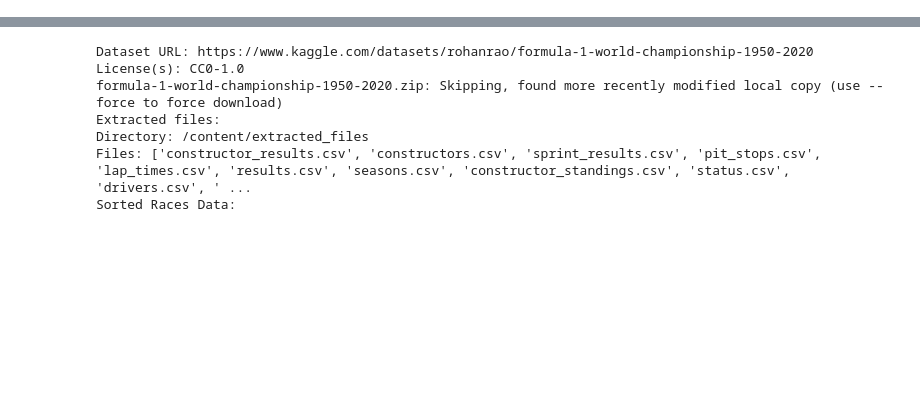
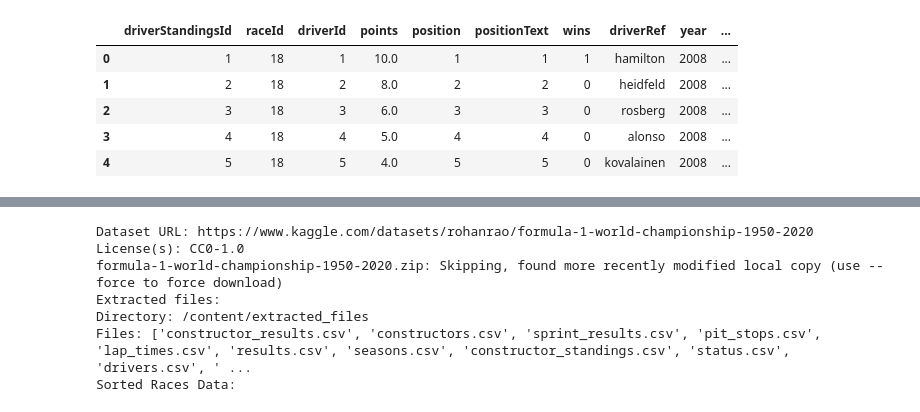
Before and after one commit to HeedfulMoss/ML-F1-Prediction-Project, a Jupyter notebook: processing/Data_processing.ipynb, the cells around one changed output, grey strips where cells are left out. Cells and saved outputs as stored; diff of their text form; code cells hidden in the pictures; blank space fills up the shorter version.

```diff
--- a/processing/Data_processing.ipynb
+++ b/processing/Data_processing.ipynb
@@ -0,0 +16,19 @@
+# %%
+races_df = pd.read_csv(url_races)
+circuits_df = pd.read_csv(url_circuits)
+drivers_df = pd.read_csv(url_drivers)
+results_df = pd.read_csv(url_results)
+constructors_df = pd.read_csv(url_constructors)
+status_df = pd.read_csv(url_status)
+driver_standings_df = pd.read_csv(url_driver_standings)
+constructor_standings_df = pd.read_csv(url_constructor_standings)
+qualifying_df = pd.read_csv(url_qualifying)
+# %%
+# prompt: Using dataframe races_df: keep only columns raceId, year, round, circuitId, name, date, time, and url. Then merge races_df with circuits_df based on circuitId, from circuitId we want the columns lat, lng, country, and  circuitRef.
+
+# Keep only specified columns in races_df
+races_df = races_df[['raceId', 'year', 'round', 'circuitId', 'name', 'date', 'time', 'url']]
+
+# Merge races_df with circuits_df based on circuitId
+# Select specific columns from circuits_df for the merge
+races_df = pd.merge(races_df, circuits_df[['circuitId', 'lat', 'lng', 'country', 'circuitRef']], on='circuitId', how='left')
@@ -0,0 +95,13 @@
+# %%
+driver_standings_df = pd.merge(driver_standings_df , drivers_df[['driverId','driverRef']], on='driverId', how='left')
+# %%
+driver_standings_df = pd.merge(driver_standings_df, races_df[['raceId','year','round']], on='raceId', how='left')
+# %%
+driver_standings_df.head()
+# %% [output]
+|  | driverStandingsId | raceId | driverId | points | position | positionText | wins | driverRef | year | ... |
+| 0 | 1 | 18 | 1 | 10.0 | 1 | 1 | 1 | hamilton | 2008 | ... |
+| 1 | 2 | 18 | 2 | 8.0 | 2 | 2 | 0 | heidfeld | 2008 | ... |
+| 2 | 3 | 18 | 3 | 6.0 | 3 | 3 | 0 | rosberg | 2008 | ... |
+| 3 | 4 | 18 | 4 | 5.0 | 4 | 4 | 0 | alonso | 2008 | ... |
+| 4 | 5 | 18 | 5 | 4.0 | 5 | 5 | 0 | kovalainen | 2008 | ... |
```
Also changed, not shown: parts of 34 cells of this notebook.
